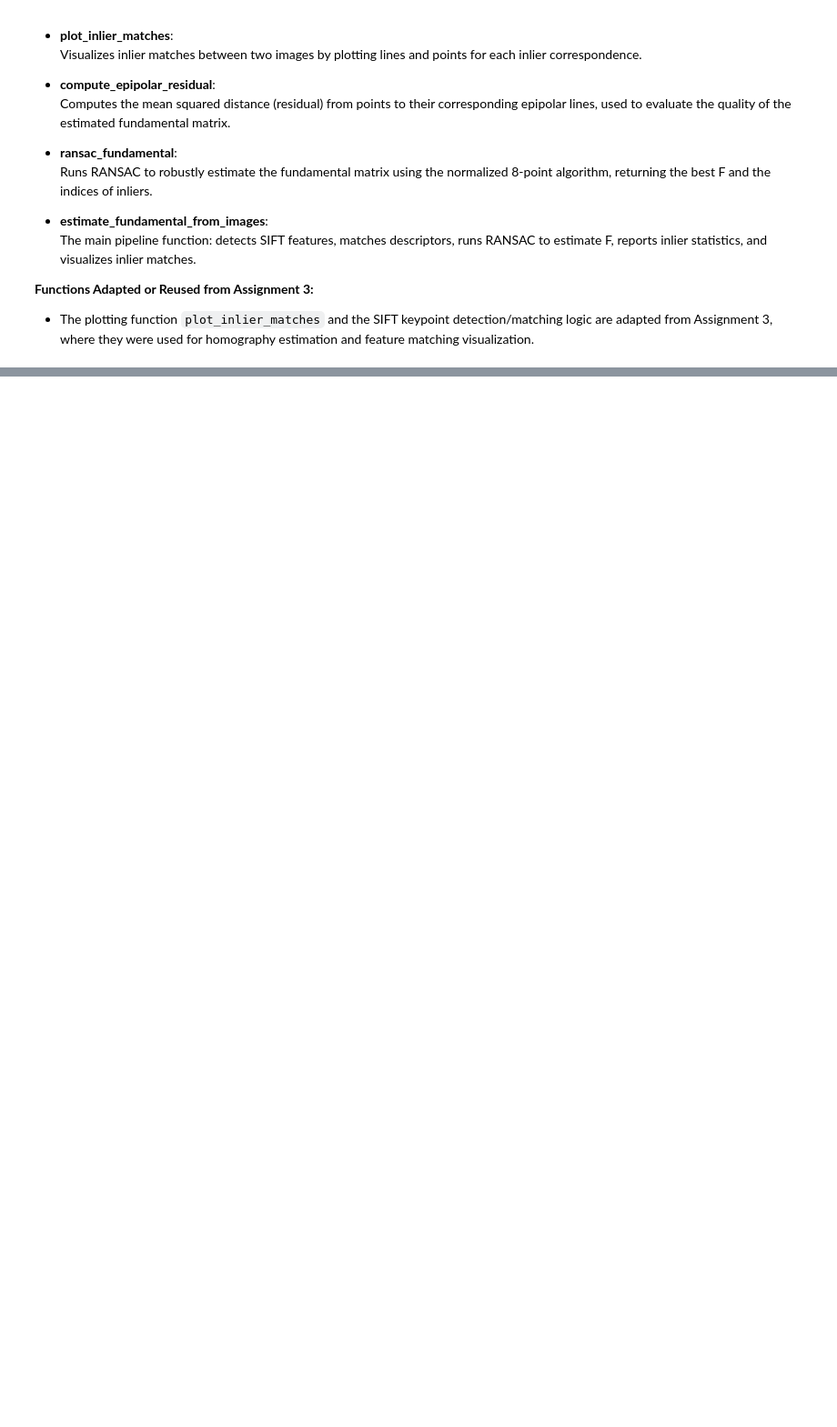
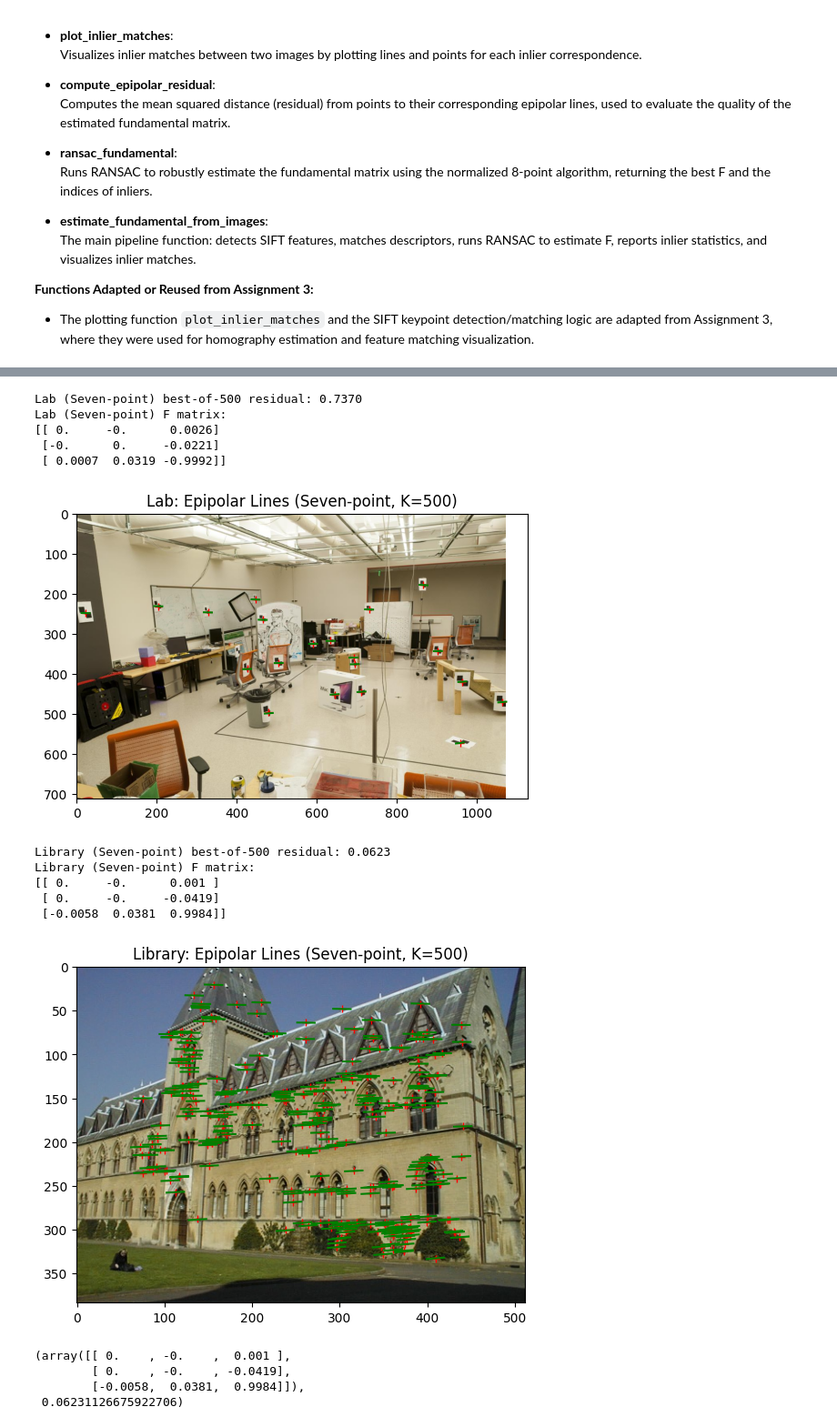
Before and after one commit to rashiqul/ece549, a Jupyter notebook: notebooks/alam_rashiqul_a4_p2.ipynb, the cells around one changed output, grey strips where cells are left out. Shown at 91% size. Drawn from its saved outputs; the diff is of its cells as text; code cells hidden in the pictures; blank space fills up the shorter version.

Commit message:
Add extra credit for part-2

```diff
--- a/notebooks/alam_rashiqul_a4_p2.ipynb
+++ b/notebooks/alam_rashiqul_a4_p2.ipynb
@@ -819,0 +829,26 @@ Gaudi: Inliers = 181, Avg inlier MSD = 0.1606 px^2
+# %%
+def normalize(x):
+    """
+    Normalize 2D points for numerical stability in fundamental matrix estimation.
+
+    Args:
+        x (np.ndarray): Array of shape (N, 2), where each row is a 2D point [x, y].
+
+    Returns:
+        xn (np.ndarray): Normalized points of shape (N, 2).
+        T (np.ndarray): 3x3 normalization (similarity transform) matrix.
+    """
+    # Compute centroid of points
+    m = x.mean(axis=0)
+    # Compute mean distance to centroid
+    s = np.sqrt(2) / np.mean(np.linalg.norm(x - m, axis=1))
+    # Build similarity transform matrix
+    T = np.array([[s, 0, -s*m[0]],
+                  [0, s, -s*m[1]],
+                  [0, 0, 1]])
+    # Convert points to homogeneous coordinates
+    xh = np.c_[x, np.ones(len(x))].T
+    # Apply normalization
+    xn = (T @ xh).T
+    # Return normalized points (drop homogeneous coordinate) and transform
+    return xn[:, :2], T
@@ -819,0 +1037,31 @@ Gaudi: Inliers = 181, Avg inlier MSD = 0.1606 px^2
+# %%
+# Run for Lab pair
+run_seven_point_for_pair(
+    matches_path='MP4_part2_data/lab_matches.txt',
+    img2_path='MP4_part2_data/lab2.jpg',
+    label='Lab'
+)
+
+# Run for Library pair
+run_seven_point_for_pair(
+    matches_path='MP4_part2_data/library_matches.txt',
+    img2_path='MP4_part2_data/library2.jpg',
+    label='Library'
+)
+# %% [output]
+Lab (Seven-point) best-of-500 residual: 0.7370
+Lab (Seven-point) F matrix:
+[[ 0.     -0.      0.0026]
+ [-0.      0.     -0.0221]
+ [ 0.0007  0.0319 -0.9992]]
+[figure, added]
+Library (Seven-point) best-of-500 residual: 0.0623
+Library (Seven-point) F matrix:
+[[ 0.     -0.      0.001 ]
+ [ 0.     -0.     -0.0419]
+ [-0.0058  0.0381  0.9984]]
+[figure, added]
+(array([[ 0.    , -0.    ,  0.001 ],
+        [ 0.    , -0.    , -0.0419],
+        [-0.0058,  0.0381,  0.9984]]),
+ 0.06231126675922706)
```
Also changed, not shown: parts of 6 cells of this notebook, 2 other files.
